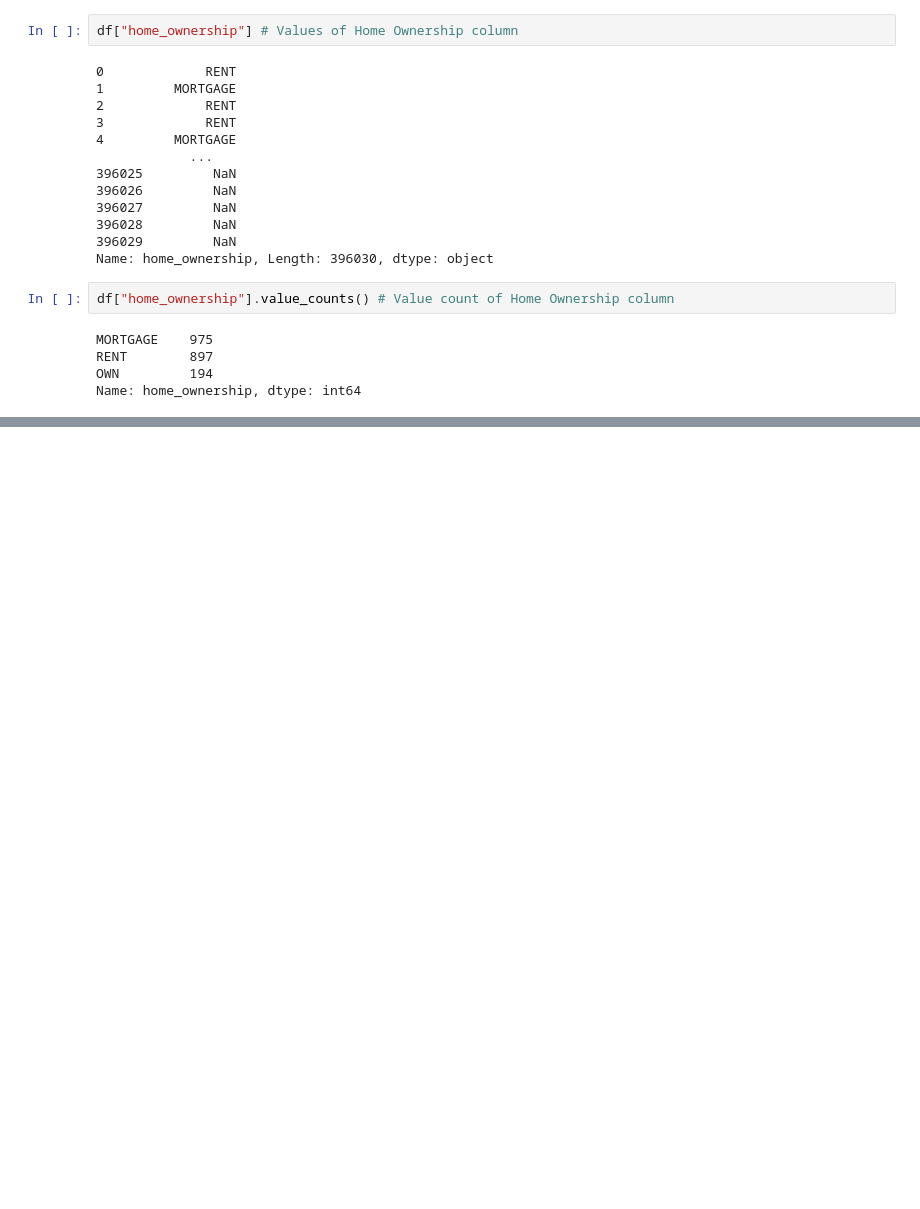
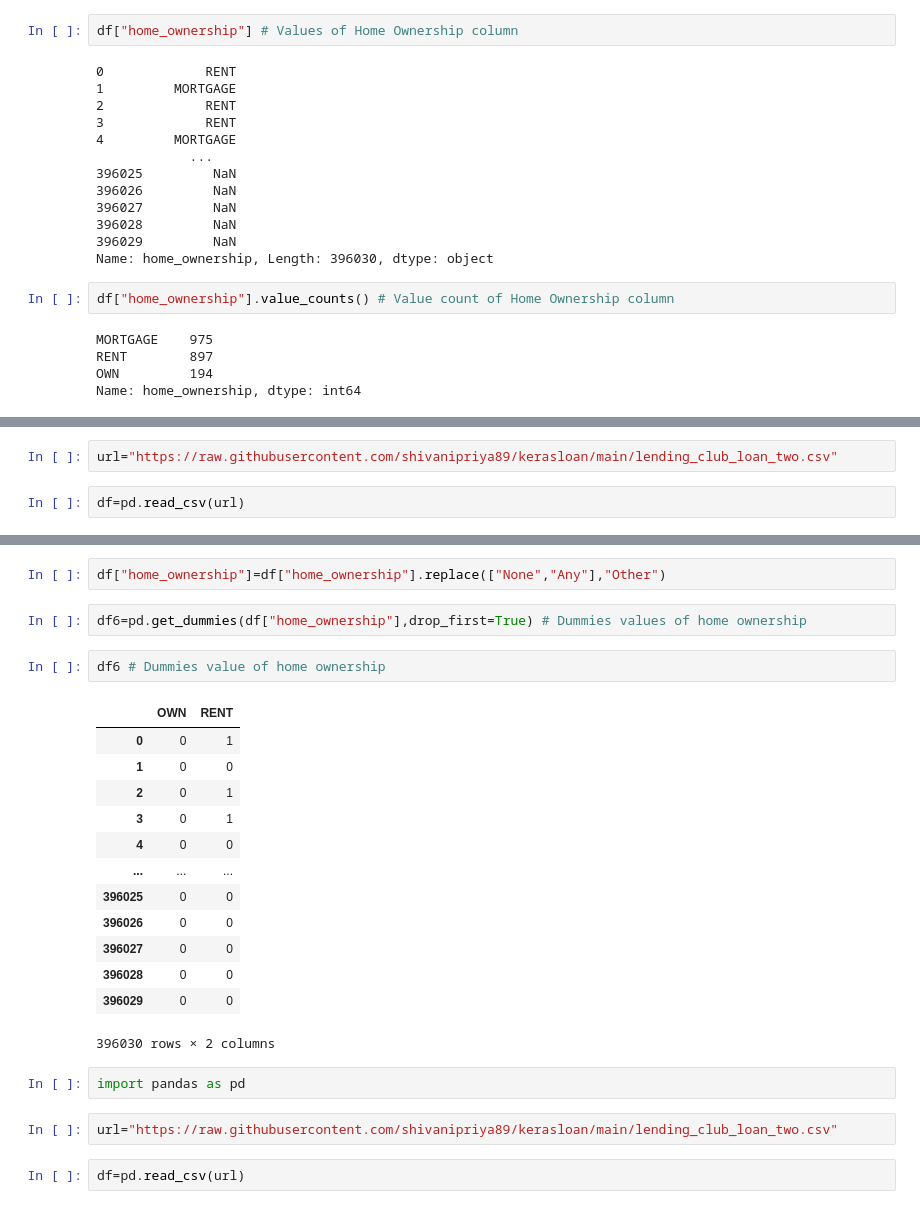
Before and after one commit to shivanipriya89/practicetensor, a Jupyter notebook: thekeras.ipynb, the cells around one changed output, grey strips where cells are left out. Cells and saved outputs as stored; diff of their text form; blank space fills up the shorter version.

```diff
--- a/thekeras.ipynb
+++ b/thekeras.ipynb
@@ -2454,0 +2460,4 @@ Name: home_ownership, dtype: int64
+# %%
+url="https://raw.githubusercontent.com/shivanipriya89/kerasloan/main/lending_club_loan_two.csv"
+# %%
+df=pd.read_csv(url)
@@ -2454,0 +2490,26 @@ Name: home_ownership, dtype: int64
+# %%
+df["home_ownership"]=df["home_ownership"].replace(["None","Any"],"Other")
+# %%
+df6=pd.get_dummies(df["home_ownership"],drop_first=True) # Dummies values of home ownership
+# %%
+df6 # Dummies value of home ownership
+# %% [output]
+|  | OWN | RENT |
+| 0 | 0 | 1 |
+| 1 | 0 | 0 |
+| 2 | 0 | 1 |
+| 3 | 0 | 1 |
+| 4 | 0 | 0 |
+| ... | ... | ... |
+| 396025 | 0 | 0 |
+| 396026 | 0 | 0 |
+| 396027 | 0 | 0 |
+| 396028 | 0 | 0 |
+| 396029 | 0 | 0 |
+396030 rows × 2 columns
+# %%
+import pandas as pd
+# %%
+url="https://raw.githubusercontent.com/shivanipriya89/kerasloan/main/lending_club_loan_two.csv"
+# %%
+df=pd.read_csv(url)
```
Also changed, not shown: parts of 19 cells of this notebook.
